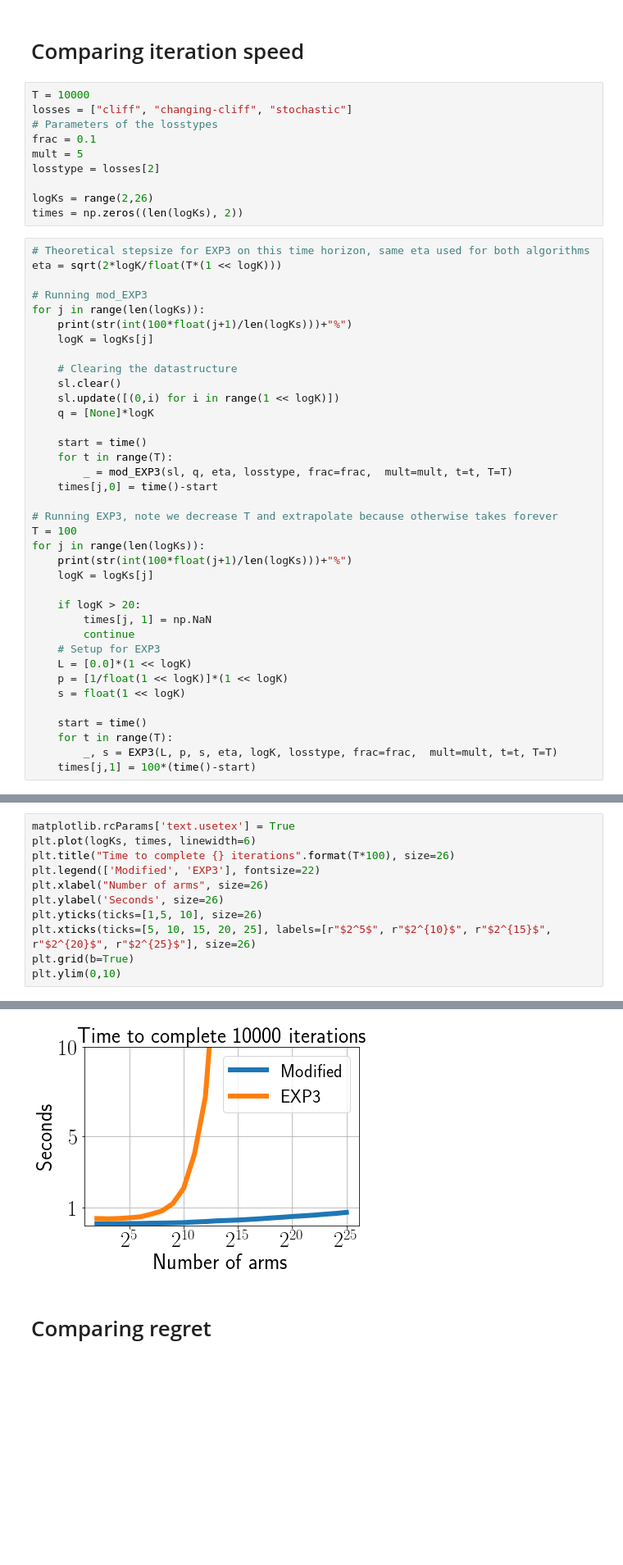
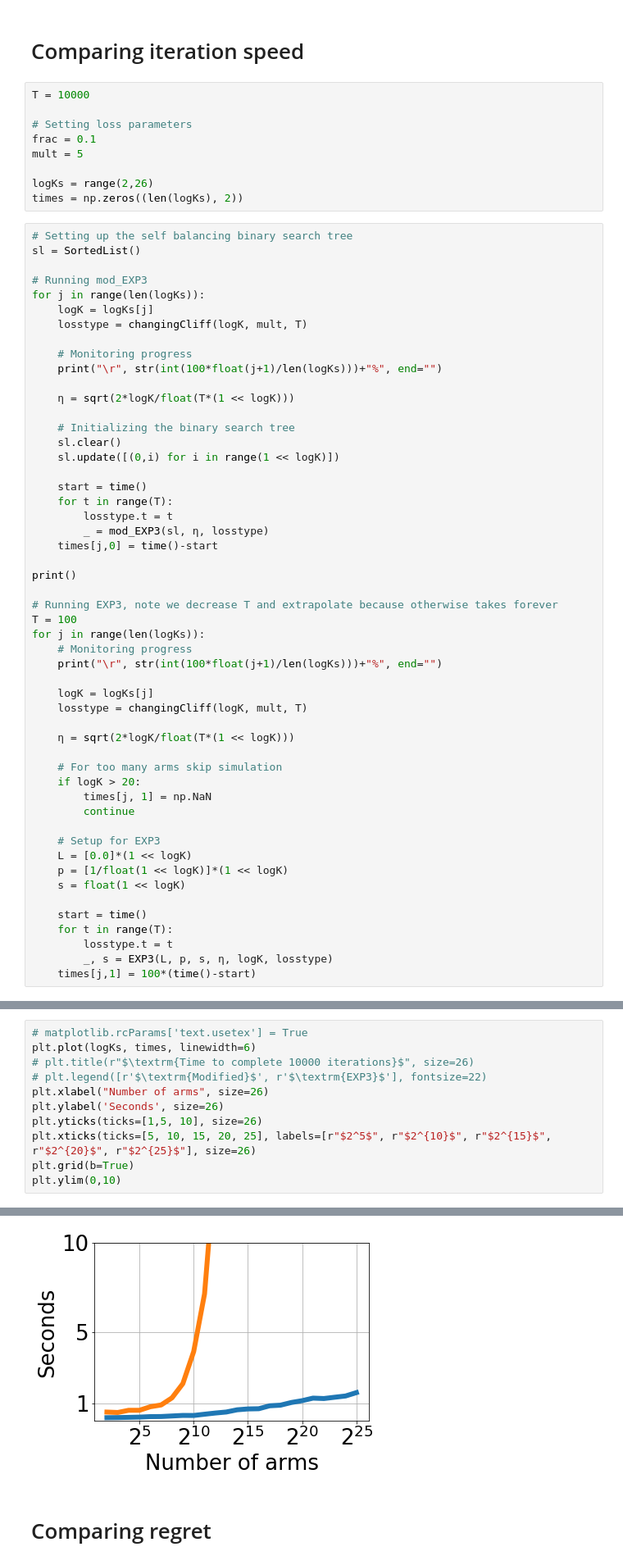
Before and after one commit to PatrikGerber/Rejection-sampling, a Jupyter notebook: Bandits.ipynb, the cells around one changed output, grey strips where cells are left out. Shown at 82% size. Cells and saved outputs as stored; diff of their text form; blank space fills up the shorter version.

```diff
--- a/Bandits.ipynb
+++ b/Bandits.ipynb
@@ -166,42 +187,55 @@ sl = SortedList()
 # Comparing iteration speed
 # %%
 T = 10000
-losses = ["cliff", "changing-cliff", "stochastic"]
-# Parameters of the losstypes
+
+# Setting loss parameters
 frac = 0.1
 mult = 5
-losstype = losses[2]
 
 logKs = range(2,26)
 times = np.zeros((len(logKs), 2))
 # %%
-# Theoretical stepsize for EXP3 on this time horizon, same eta used for both algorithms
-eta = sqrt(2*logK/float(T*(1 << logK)))
+# Setting up the self balancing binary search tree
+sl = SortedList()
 
 # Running mod_EXP3
 for j in range(len(logKs)):
-    print(str(int(100*float(j+1)/len(logKs)))+"%")
     logK = logKs[j]
+    losstype = changingCliff(logK, mult, T)
 
-    # Clearing the datastructure
+    # Monitoring progress
+    print("\r", str(int(100*float(j+1)/len(logKs)))+"%", end="")
+
+    η = sqrt(2*logK/float(T*(1 << logK)))
+
+    # Initializing the binary search tree
     sl.clear()
     sl.update([(0,i) for i in range(1 << logK)])
-    q = [None]*logK
 
     start = time()
     for t in range(T):
-        _ = mod_EXP3(sl, q, eta, losstype, frac=frac,  mult=mult, t=t, T=T)
+        losstype.t = t
+        _ = mod_EXP3(sl, η, losstype)
     times[j,0] = time()-start
+
+print()
 
 # Running EXP3, note we decrease T and extrapolate because otherwise takes forever
 T = 100
 for j in range(len(logKs)):
-    print(str(int(100*float(j+1)/len(logKs)))+"%")
+    # Monitoring progress
+    print("\r", str(int(100*float(j+1)/len(logKs)))+"%", end="")
+
     logK = logKs[j]
+    losstype = changingCliff(logK, mult, T)
 
+    η = sqrt(2*logK/float(T*(1 << logK)))
+
+    # For too many arms skip simulation
     if logK > 20:
         times[j, 1] = np.NaN
         continue
+
     # Setup for EXP3
     L = [0.0]*(1 << logK)
     p = [1/float(1 << logK)]*(1 << logK)
@@ -209,6 +243,7 @@ for j in range(len(logKs)):
 
     start = time()
     for t in range(T):
-        _, s = EXP3(L, p, s, eta, logK, losstype, frac=frac,  mult=mult, t=t, T=T)
+        losstype.t = t
+        _, s = EXP3(L, p, s, η, logK, losstype)
     times[j,1] = 100*(time()-start)
 # %% [output]
@@ -232,8 +252,8 @@ for j in range(len(logKs)):
 # %%
-matplotlib.rcParams['text.usetex'] = True
+# matplotlib.rcParams['text.usetex'] = True
 plt.plot(logKs, times, linewidth=6)
-plt.title("Time to complete {} iterations".format(T*100), size=26)
-plt.legend(['Modified', 'EXP3'], fontsize=22)
+# plt.title(r"$\textrm{Time to complete 10000 iterations}$", size=26)
+# plt.legend([r'$\textrm{Modified}$', r'$\textrm{EXP3}$'], fontsize=22)
 plt.xlabel("Number of arms", size=26)
 plt.ylabel('Seconds', size=26)
 plt.yticks(ticks=[1,5, 10], size=26)
@@ -245,3 +265,3 @@ plt.ylim(0,10)
-[figure, old version]
+[figure, new version]
 # %% [markdown]
 # Comparing regret
```
Also changed, not shown: parts of 11 cells of this notebook.
